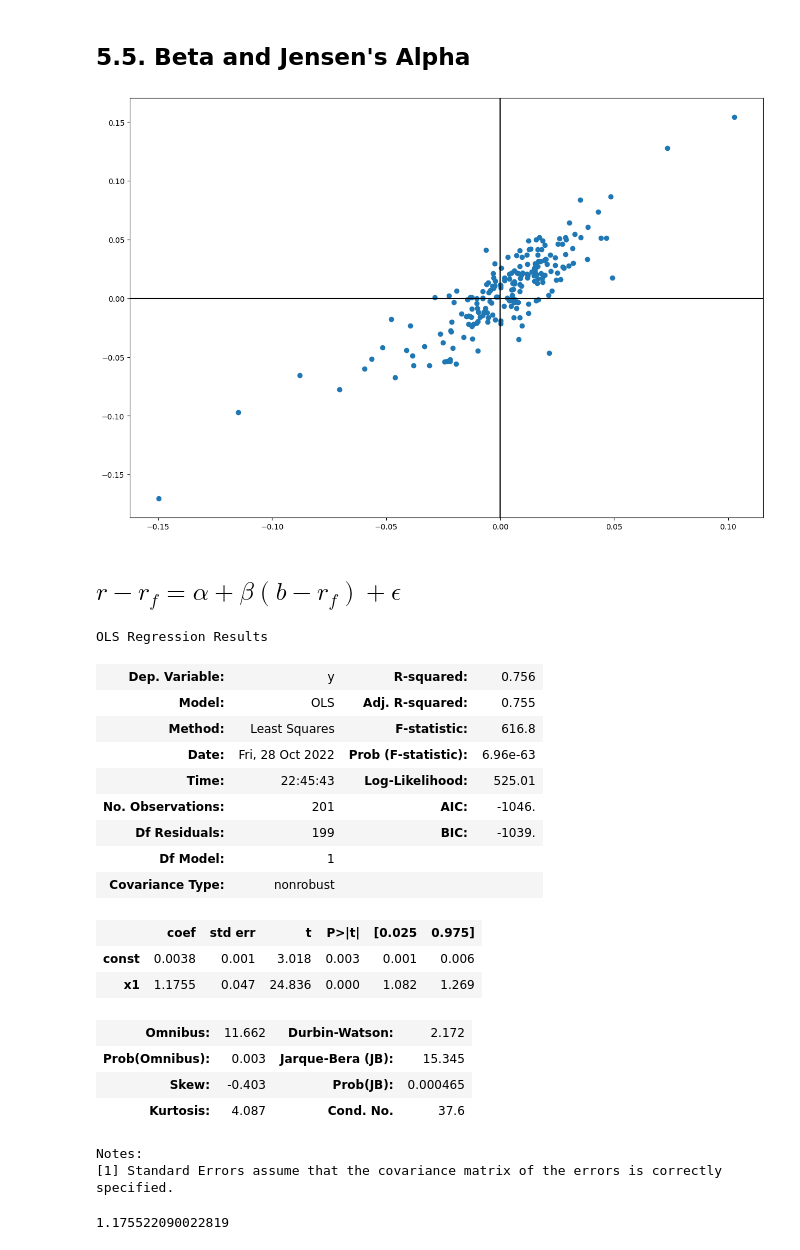
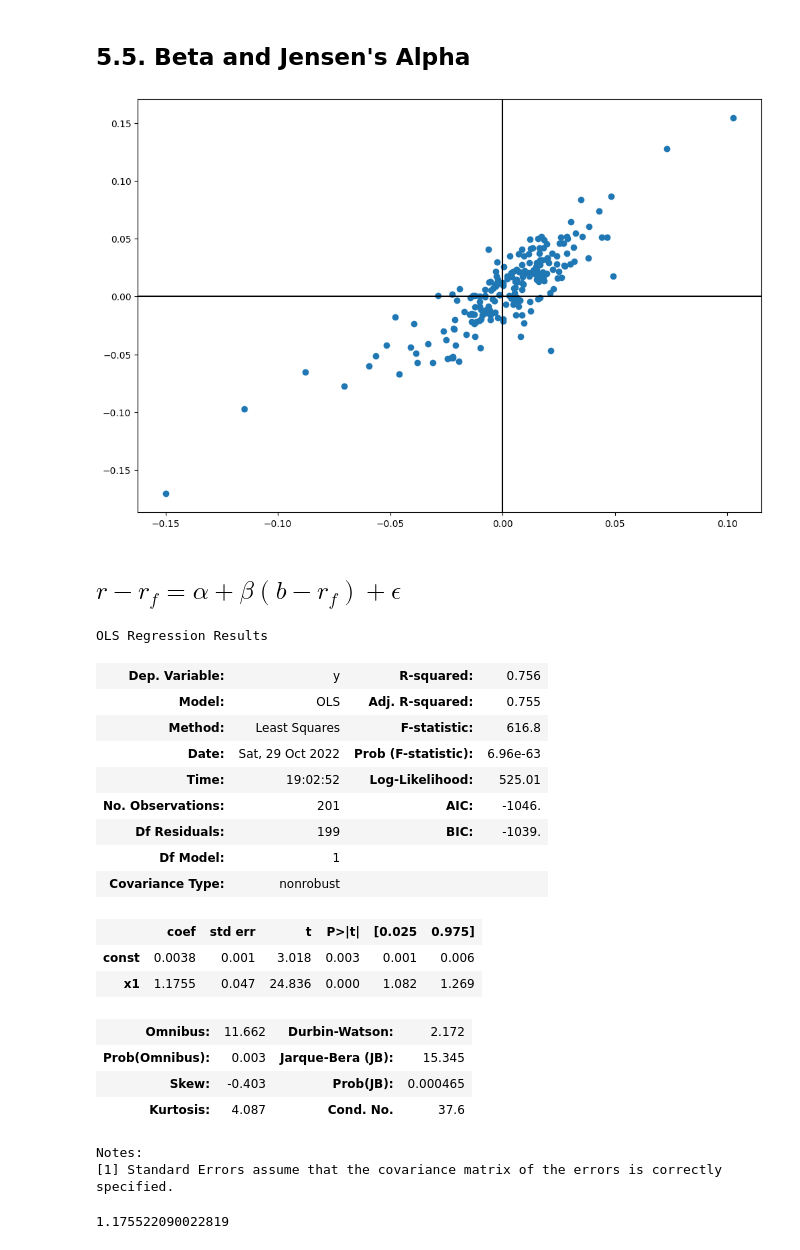
Before and after one commit to qununc/financials_repo, a Jupyter notebook: AppliedModels/port_performance_HW.ipynb, the cells around one changed output. Saved outputs shown, nothing was run; the diff lists cells and outputs as text; code cells hidden in the pictures.

```diff
--- a/AppliedModels/port_performance_HW.ipynb
+++ b/AppliedModels/port_performance_HW.ipynb
@@ -98,7 +99,7 @@ def statistics_annualised(mu, sigma, skew, kurt, t, m=4):
 # %% [markdown]
 ### Загрузка ESG-портфеля
 # %%
-port = pd.read_csv('.\\ap_data\\port_esg.csv',
+port = pd.read_csv('https://github.com/qununc/financials_repo/blob/af6f1763d1500c54cc2a2003349eaa60249973c9/AppliedModels/ap_data/port_esg.csv?raw=true',
                    index_col='Date',
                    parse_dates=True)
 # %%
@@ -115,7 +116,7 @@ port.head()
 ### Загрузка Fama-French factors. Для целей анализа используется недельный интервал.
 # %%
 ff = pd.read_csv(
-    '.\\ap_data\\F-F_Research_Data_Factors_weekly.csv',
+    'https://github.com/qununc/financials_repo/blob/f05636fa6a483be96e47c85fb3fd29c35ed11dde/AppliedModels/ap_data/F-F_Research_Data_Factors_weekly.csv?raw=true',
     skiprows=4)
 # %%
 ff.tail()
@@ -617,13 +618,13 @@ np.count_nonzero(((Port) > 0) & (Bench < 0)) / np.count_nonzero(Bench < 0)
 # %% [markdown]
 ##  5.5. Beta and Jensen's Alpha
 # %%
-plt.figure(figsize=(15, 10))
+plt.figure(figsize=(12, 8))
 plt.scatter(Bench, Port)
 plt.axhline(y=0, color='black', linestyle='-')
 plt.axvline(x=0, color='black', linestyle='-')
 plt.show()
 # %% [output]
-[figure, old version]
+[figure, new version]
 # %% [markdown]
 ## $r-r_f=\alpha+\beta(b-r_f)+\epsilon$
 # %%
@@ -636,8 +637,8 @@ OLS Regression Results
 | Dep. Variable: | y | R-squared: | 0.756 |
 | Model: | OLS | Adj. R-squared: | 0.755 |
 | Method: | Least Squares | F-statistic: | 616.8 |
-| Date: | Fri, 28 Oct 2022 | Prob (F-statistic): | 6.96e-63 |
-| Time: | 22:45:43 | Log-Likelihood: | 525.01 |
+| Date: | Sat, 29 Oct 2022 | Prob (F-statistic): | 6.96e-63 |
+| Time: | 19:02:52 | Log-Likelihood: | 525.01 |
 | No. Observations: | 201 | AIC: | -1046. |
 | Df Residuals: | 199 | BIC: | -1039. |
 | Df Model: | 1 |  |  |
```
Also changed, not shown: parts of 42 cells of this notebook.
